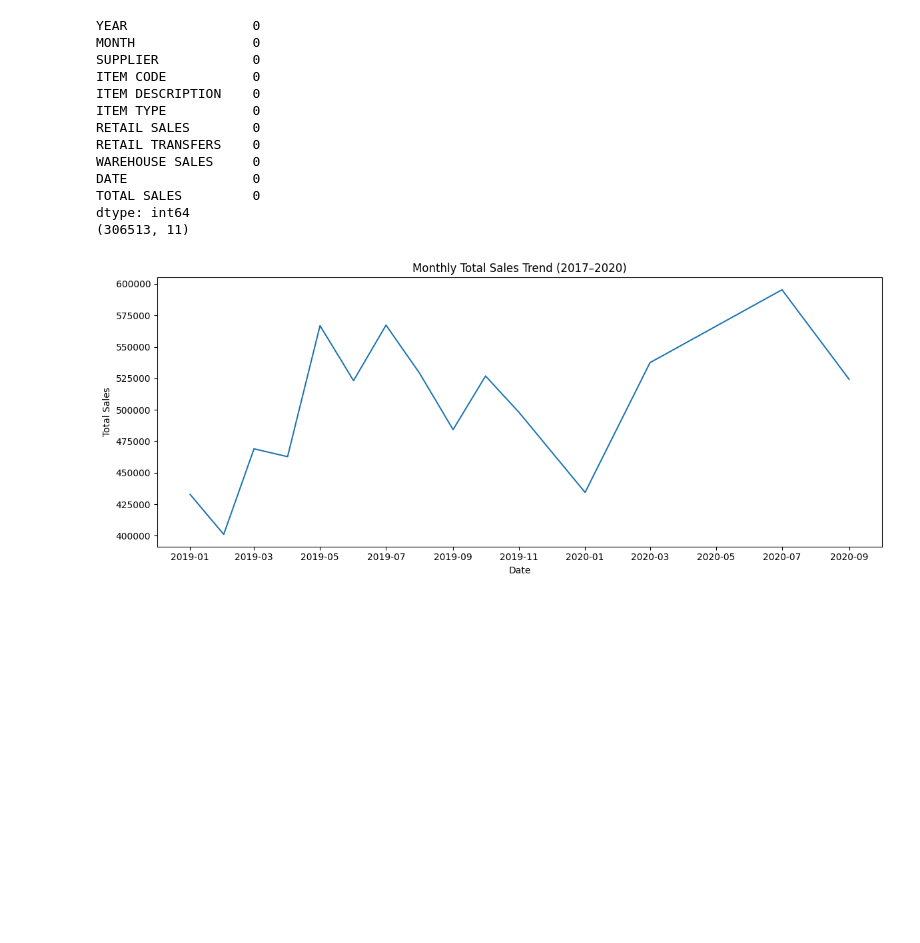
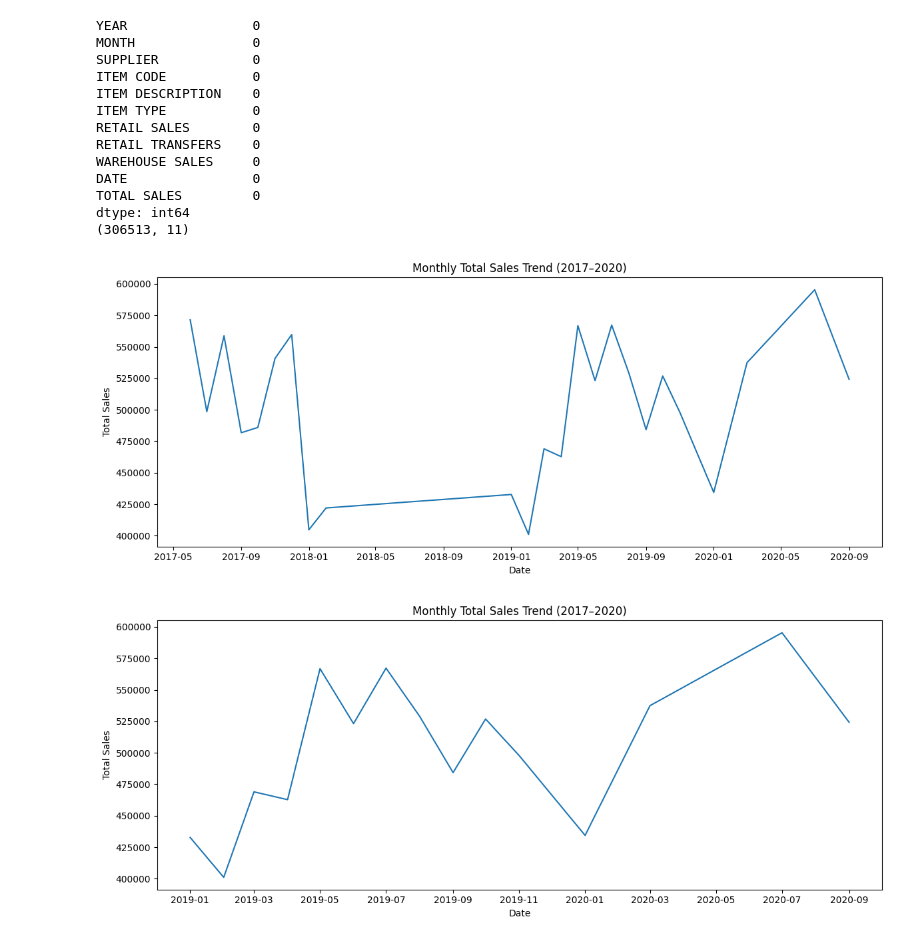
Before and after one commit to umiSirya/FUTURE_DS_01, a Jupyter notebook: retail_warehouse__analysis.ipynb, the cells around one changed output. Drawn from its saved outputs; the diff is of its cells as text; code cells hidden in the pictures; blank space fills up the shorter version.

```diff
--- a/retail_warehouse__analysis.ipynb
+++ b/retail_warehouse__analysis.ipynb
@@ -105 +141,15 @@ dtype: int64
+# %%
+#  Total sales trend over time (monthly)
+
+monthly = df.groupby('DATE')['TOTAL SALES'].sum().reset_index()
+plt.figure(figsize=(12, 5))
+plt.plot(monthly['DATE'], monthly['TOTAL SALES'])
+plt.title('Monthly Total Sales Trend (2017–2020)')
+plt.xlabel('Date')
+plt.ylabel('Total Sales')
+plt.tight_layout()
+plt.savefig('chart1_sales_trend.png')
+plt.show()
+# %% [output]
+[figure, added]
 # %%
```
Also changed, not shown: parts of 3 cells of this notebook.
